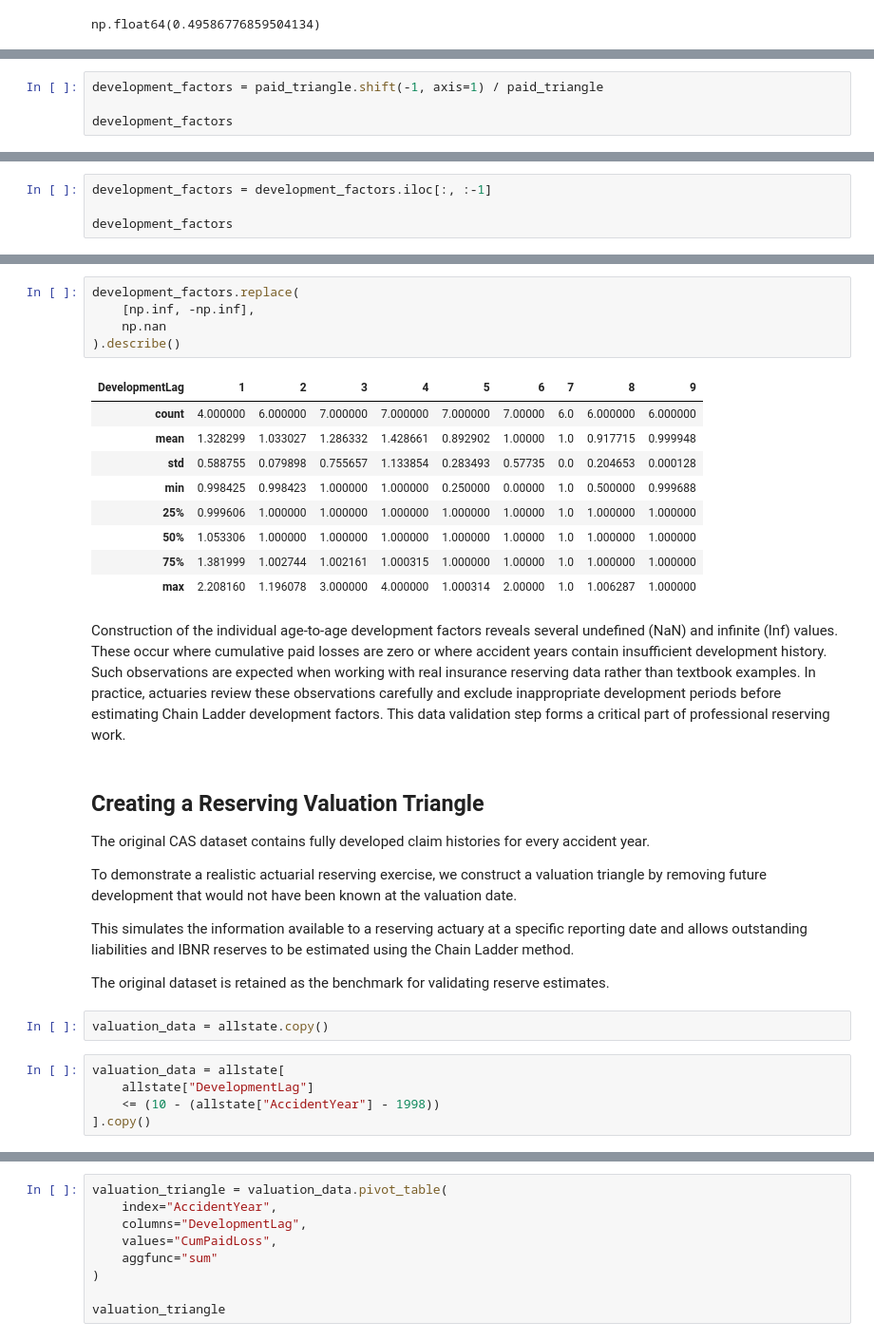
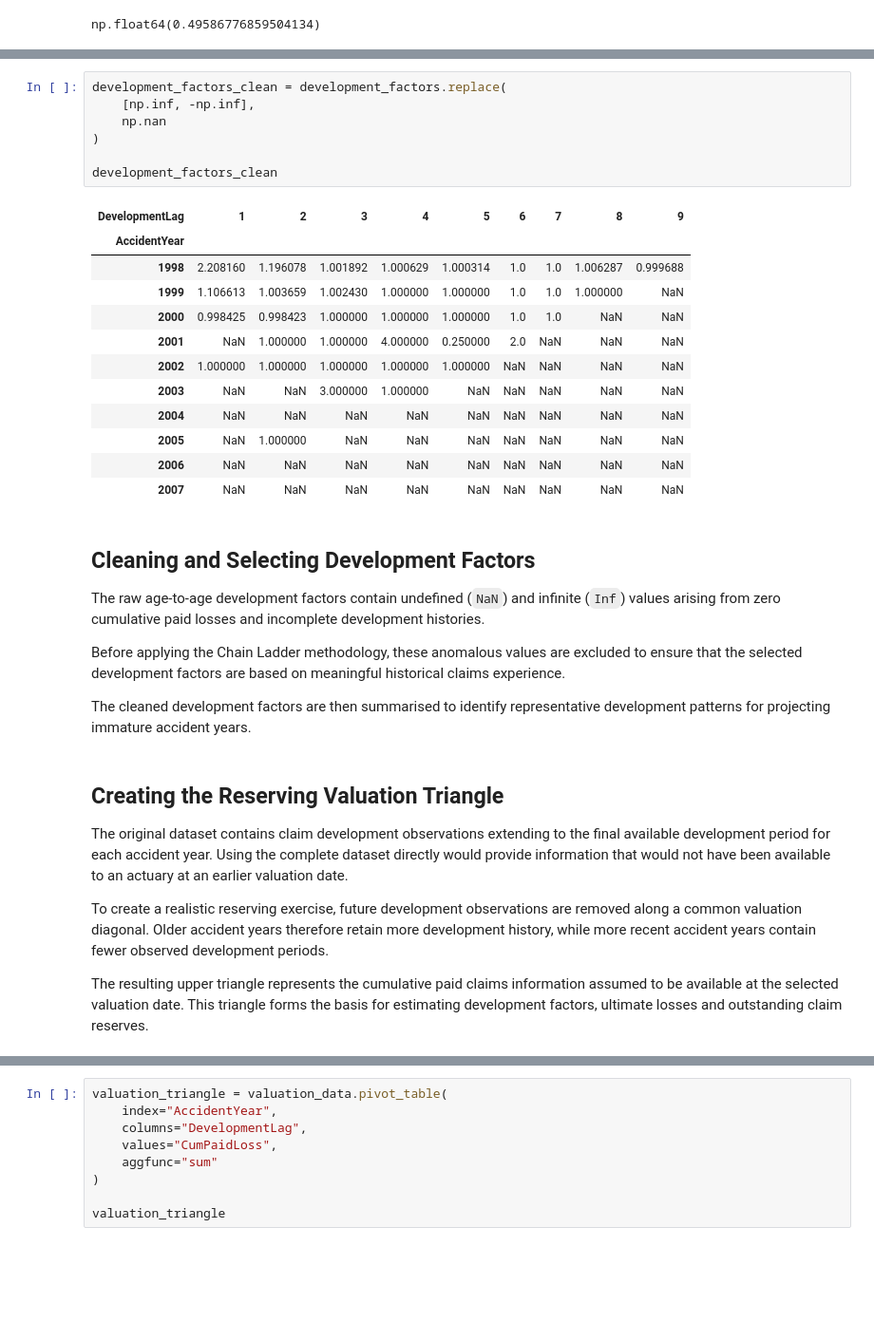
Before and after one commit to Utulu1/Actuarial-Claims-Reserving-Workflow, a Jupyter notebook: notebooks/actuarial_claims_reserving_workflow.ipynb, the cells around one changed output, grey strips where cells are left out. Shown at 95% size. Drawn from its saved outputs; the diff is of its cells as text; blank space fills up the shorter version.

Commit message:
Complete actuarial claims reserving portfolio project

```diff
--- a/notebooks/actuarial_claims_reserving_workflow.ipynb
+++ b/notebooks/actuarial_claims_reserving_workflow.ipynb
@@ -214,4 +203,0 @@ Once calculated, these development factors will be applied to immature accident
-# %%
-development_factors = paid_triangle.shift(-1, axis=1) / paid_triangle
-
-development_factors
@@ -241,4 +203,0 @@ These factors provide the historical development pattern required for projecting
-# %%
-development_factors = development_factors.iloc[:, :-1]
-
-development_factors
@@ -258,34 +204,36 @@ development_factors
-# %%
-development_factors.replace(
-    [np.inf, -np.inf],
-    np.nan
-).describe()
-# %% [output]
-| DevelopmentLag | 1 | 2 | 3 | 4 | 5 | 6 | 7 | 8 | 9 |
-| count | 4.000000 | 6.000000 | 7.000000 | 7.000000 | 7.000000 | 7.00000 | 6.0 | 6.000000 | 6.000000 |
-| mean | 1.328299 | 1.033027 | 1.286332 | 1.428661 | 0.892902 | 1.00000 | 1.0 | 0.917715 | 0.999948 |
-| std | 0.588755 | 0.079898 | 0.755657 | 1.133854 | 0.283493 | 0.57735 | 0.0 | 0.204653 | 0.000128 |
-| min | 0.998425 | 0.998423 | 1.000000 | 1.000000 | 0.250000 | 0.00000 | 1.0 | 0.500000 | 0.999688 |
-| 25% | 0.999606 | 1.000000 | 1.000000 | 1.000000 | 1.000000 | 1.00000 | 1.0 | 1.000000 | 1.000000 |
-| 50% | 1.053306 | 1.000000 | 1.000000 | 1.000000 | 1.000000 | 1.00000 | 1.0 | 1.000000 | 1.000000 |
-| 75% | 1.381999 | 1.002744 | 1.002161 | 1.000315 | 1.000000 | 1.00000 | 1.0 | 1.000000 | 1.000000 |
-| max | 2.208160 | 1.196078 | 3.000000 | 4.000000 | 1.000314 | 2.00000 | 1.0 | 1.006287 | 1.000000 |
-# %% [markdown]
-Construction of the individual age-to-age development factors reveals several undefined (NaN) and infinite (Inf) values. These occur where cumulative paid losses are zero or where accident years contain insufficient development history. Such observations are expected when working with real insurance reserving data rather than textbook examples. In practice, actuaries review these observations carefully and exclude inappropriate development periods before estimating Chain Ladder development factors. This data validation step forms a critical part of professional reserving work.
+# %%
+development_factors_clean = development_factors.replace(
+    [np.inf, -np.inf],
+    np.nan
+)
+
+development_factors_clean
+# %% [output]
+| DevelopmentLag | 1 | 2 | 3 | 4 | 5 | 6 | 7 | 8 | 9 |
+| AccidentYear |  |  |  |  |  |  |  |  |  |
+| 1998 | 2.208160 | 1.196078 | 1.001892 | 1.000629 | 1.000314 | 1.0 | 1.0 | 1.006287 | 0.999688 |
+| 1999 | 1.106613 | 1.003659 | 1.002430 | 1.000000 | 1.000000 | 1.0 | 1.0 | 1.000000 | NaN |
+| 2000 | 0.998425 | 0.998423 | 1.000000 | 1.000000 | 1.000000 | 1.0 | 1.0 | NaN | NaN |
+| 2001 | NaN | 1.000000 | 1.000000 | 4.000000 | 0.250000 | 2.0 | NaN | NaN | NaN |
+| 2002 | 1.000000 | 1.000000 | 1.000000 | 1.000000 | 1.000000 | NaN | NaN | NaN | NaN |
+| 2003 | NaN | NaN | 3.000000 | 1.000000 | NaN | NaN | NaN | NaN | NaN |
+| 2004 | NaN | NaN | NaN | NaN | NaN | NaN | NaN | NaN | NaN |
+| 2005 | NaN | 1.000000 | NaN | NaN | NaN | NaN | NaN | NaN | NaN |
+| 2006 | NaN | NaN | NaN | NaN | NaN | NaN | NaN | NaN | NaN |
+| 2007 | NaN | NaN | NaN | NaN | NaN | NaN | NaN | NaN | NaN |
+# %% [markdown]
+## Cleaning and Selecting Development Factors
+
+The raw age-to-age development factors contain undefined (`NaN`) and infinite (`Inf`) values arising from zero cumulative paid losses and incomplete development histories.
+
+Before applying the Chain Ladder methodology, these anomalous values are excluded to ensure that the selected development factors are based on meaningful historical claims experience.
+
+The cleaned development factors are then summarised to identify representative development patterns for projecting immature accident years.
 # %% [markdown]
-## Creating a Reserving Valuation Triangle
+## Creating the Reserving Valuation Triangle
 
-The original CAS dataset contains fully developed claim histories for every accident year.
+The original dataset contains claim development observations extending to the final available development period for each accident year. Using the complete dataset directly would provide information that would not have been available to an actuary at an earlier valuation date.
 
-To demonstrate a realistic actuarial reserving exercise, we construct a valuation triangle by removing future development that would not have been known at the valuation date.
+To create a realistic reserving exercise, future development observations are removed along a common valuation diagonal. Older accident years therefore retain more development history, while more recent accident years contain fewer observed development periods.
 
-This simulates the information available to a reserving actuary at a specific reporting date and allows outstanding liabilities and IBNR reserves to be estimated using the Chain Ladder method.
-
-The original dataset is retained as the benchmark for validating reserve estimates.
+The resulting upper triangle represents the cumulative paid claims information assumed to be available at the selected valuation date. This triangle forms the basis for estimating development factors, ultimate losses and outstanding claim reserves.
-# %%
-valuation_data = allstate.copy()
-# %%
-valuation_data = allstate[
-    allstate["DevelopmentLag"]
-    <= (10 - (allstate["AccidentYear"] - 1998))
-].copy()
```
Also changed, not shown: parts of 74 cells of this notebook, 8 other files.
